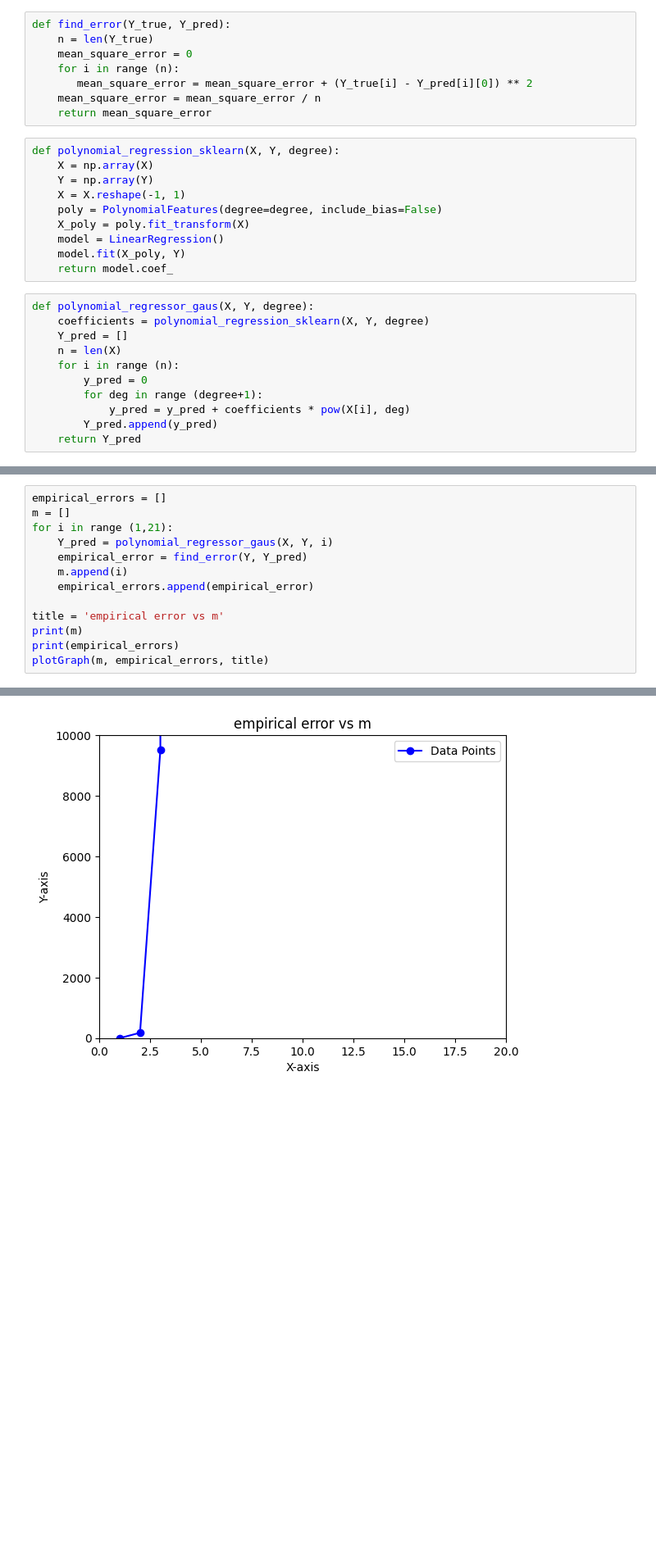
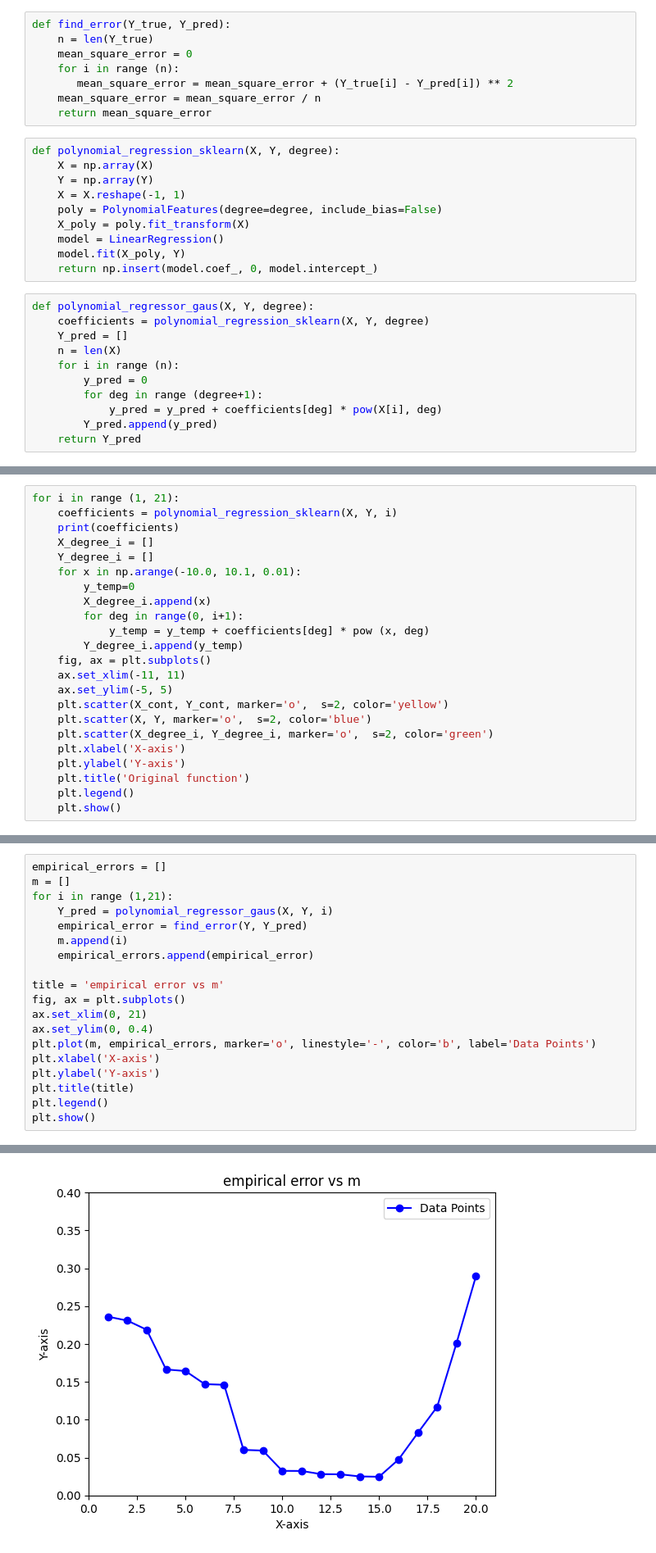
Before and after one commit to Aditya-Y-29/ML-Assignments, a Jupyter notebook: Assignment-1/Task2.ipynb, the cells around one changed output, grey strips where cells are left out. Shown at 82% size. Cells and saved outputs as stored; diff of their text form; blank space fills up the shorter version.

```diff
--- a/Assignment-1/Task2.ipynb
+++ b/Assignment-1/Task2.ipynb
@@ -29,7 +29,7 @@ def find_error(Y_true, Y_pred):
     n = len(Y_true)
     mean_square_error = 0
     for i in range (n):
-       mean_square_error = mean_square_error + (Y_true[i] - Y_pred[i][0]) ** 2
+       mean_square_error = mean_square_error + (Y_true[i] - Y_pred[i]) ** 2
     mean_square_error = mean_square_error / n
     return mean_square_error
 # %%
@@ -41,7 +41,7 @@ def polynomial_regression_sklearn(X, Y, degree):
     X_poly = poly.fit_transform(X)
     model = LinearRegression()
     model.fit(X_poly, Y)
-    return model.coef_
+    return np.insert(model.coef_, 0, model.intercept_)
 # %%
 def polynomial_regressor_gaus(X, Y, degree):
     coefficients = polynomial_regression_sklearn(X, Y, degree)
@@ -50,7 +50,7 @@ def polynomial_regressor_gaus(X, Y, degree):
     for i in range (n):
         y_pred = 0
         for deg in range (degree+1):
-            y_pred = y_pred + coefficients * pow(X[i], deg)
+            y_pred = y_pred + coefficients[deg] * pow(X[i], deg)
         Y_pred.append(y_pred)
     return Y_pred
 # %%
@@ -97,0 +119,23 @@ No artists with labels found to put in legend.  Note that artists whose label st
+# %%
+for i in range (1, 21):
+    coefficients = polynomial_regression_sklearn(X, Y, i)
+    print(coefficients)
+    X_degree_i = []
+    Y_degree_i = []
+    for x in np.arange(-10.0, 10.1, 0.01):
+        y_temp=0
+        X_degree_i.append(x)
+        for deg in range(0, i+1):
+            y_temp = y_temp + coefficients[deg] * pow (x, deg)
+        Y_degree_i.append(y_temp)
+    fig, ax = plt.subplots()
+    ax.set_xlim(-11, 11)
+    ax.set_ylim(-5, 5)
+    plt.scatter(X_cont, Y_cont, marker='o',  s=2, color='yellow')
+    plt.scatter(X, Y, marker='o',  s=2, color='blue')
+    plt.scatter(X_degree_i, Y_degree_i, marker='o',  s=2, color='green')
+    plt.xlabel('X-axis')
+    plt.ylabel('Y-axis')
+    plt.title('Original function')
+    plt.legend()
+    plt.show()
@@ -105,7 +163,13 @@ for i in range (1,21):
     empirical_errors.append(empirical_error)
 
 title = 'empirical error vs m'
-print(m)
-print(empirical_errors)
-plotGraph(m, empirical_errors, title)
+fig, ax = plt.subplots()
+ax.set_xlim(0, 21)
+ax.set_ylim(0, 0.4)
+plt.plot(m, empirical_errors, marker='o', linestyle='-', color='b', label='Data Points')
+plt.xlabel('X-axis')
+plt.ylabel('Y-axis')
+plt.title(title)
+plt.legend()
+plt.show()
 # %% [output]
@@ -114,4 +176,4 @@ plotGraph(m, empirical_errors, title)
-[figure, old version]
+[figure, new version]
 # %%
 total_number_of_data_points = 500
 scaling_factor = 0.1
```
Also changed, not shown: parts of 8 cells of this notebook.
